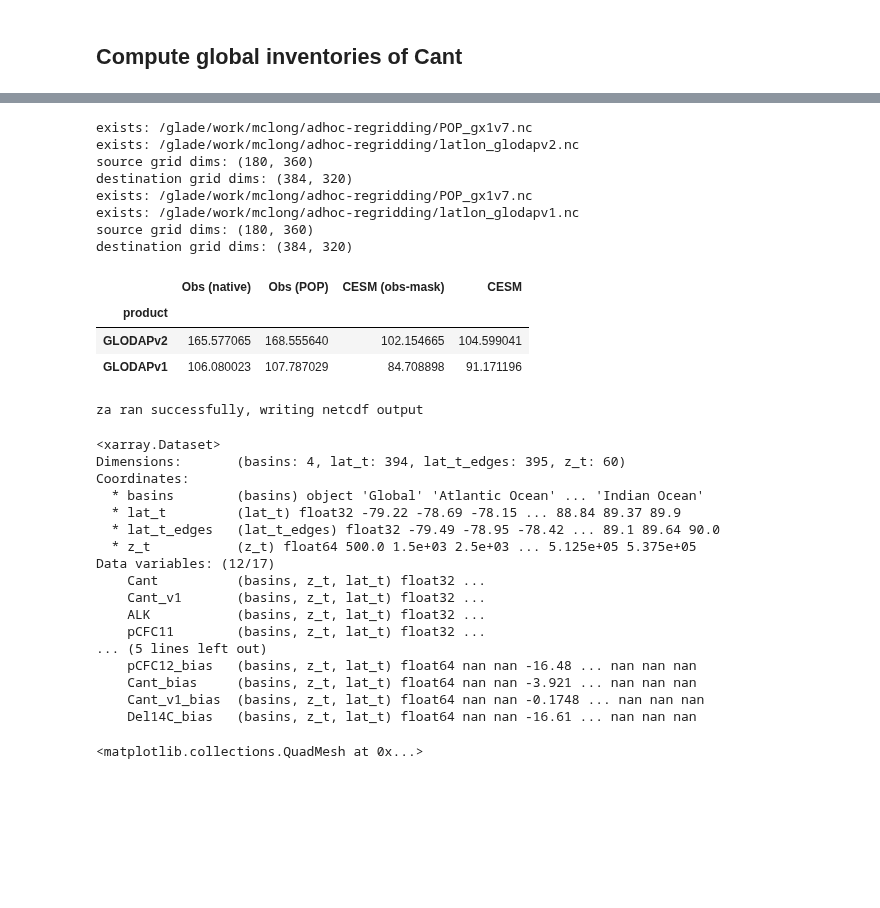
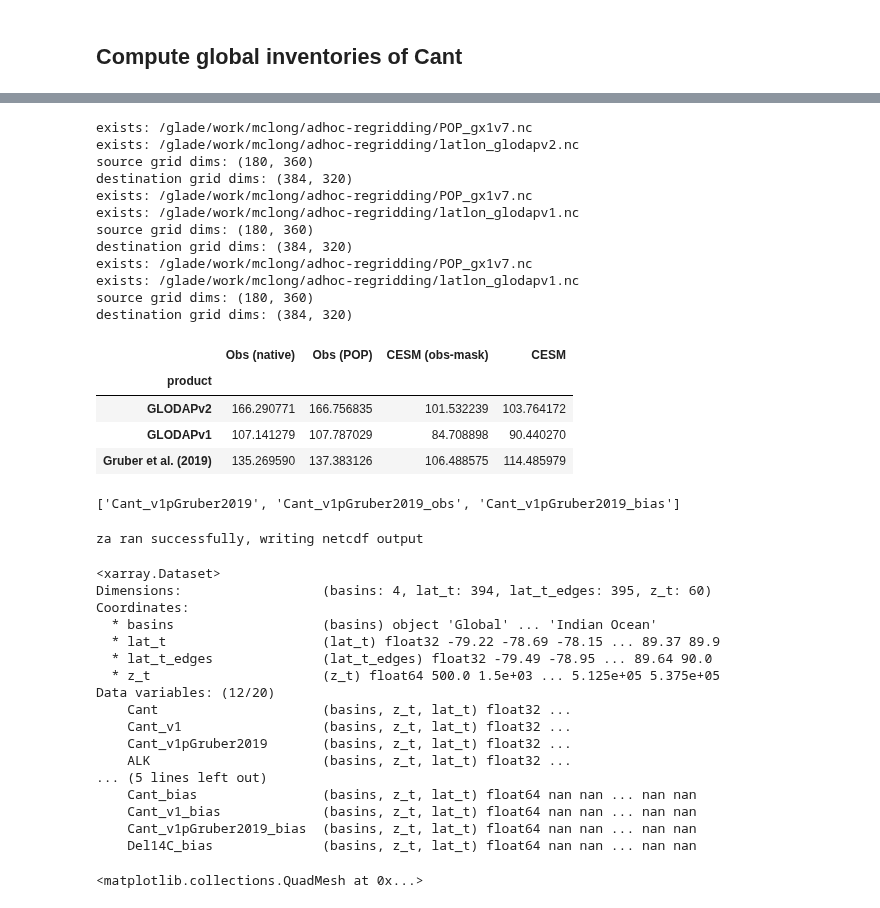
Before and after one commit to marbl-ecosys/cesm2-marbl, a Jupyter notebook: notebooks/ventilation.ipynb, the cells around one changed output, grey strips where cells are left out. Saved outputs shown, nothing was run; the diff lists cells and outputs as text; code cells hidden in the pictures; blank space fills up the shorter version.

```diff
--- a/notebooks/ventilation.ipynb
+++ b/notebooks/ventilation.ipynb
@@ -53,6 +50,7 @@ mask2d.plot()
 fields_from = {
     'GLODAPv1': ['pCFC11', 'pCFC12', 'Del14C', 'Cant_v1'],
     'GLODAPv2.2016b_MappedClimatologies': ['Cant', 'ALK'],
+    'GLODAPv1+Gruber2019': ['Cant_v1pGruber2019'],
 }
 
 ds_list = []
@@ -142,10 +150,12 @@ client
 # %%
 time_slice_glodapv2 = slice('2002-01-15', '2003-01-15')
 time_slice_glodapv1 = slice('1990-01-15', '2001-01-15')
+time_slice_Cant_v1pGruber2019 = slice('2007-01-15', '2008-01-15')
 
 cesm_fields = dict(
     Cant=time_slice_glodapv2,
     Cant_v1=time_slice_glodapv1,
+    Cant_v1pGruber2019=time_slice_Cant_v1pGruber2019,
     ALK=time_slice_glodapv2,
     pCFC11=time_slice_glodapv1,
     pCFC12=time_slice_glodapv1,
@@ -185,6 +200,10 @@ dict_keys(['Cant', 'Cant_v1', 'ALK', 'pCFC11', 'pCFC12', 'Del14C'])
 # %%
 grid = pop_tools.get_grid('POP_gx1v7')
 vol = grid.dz * grid.TAREA * 1e-6
+vol = vol.where(mask2d > 0).fillna(0.)
 vol = vol.drop(['z_t'])
 # %% [markdown]
 ## Compute global inventories of Cant
+# %%
+ds = glodap.open_glodap('GLODAPv2.2016b_MappedClimatologies')
+ds.Cant.isel(depth=0).plot()
@@ -191,61 +213,75 @@ vol = vol.drop(['z_t'])
 # %%
 mmol_to_PgC = 12. * 1e-3 * 1e-15
-products = ['GLODAPv2.2016b_MappedClimatologies', 'GLODAPv1',]
+products = ['GLODAPv2.2016b_MappedClimatologies', 'GLODAPv1', 'GLODAPv1+Gruber2019']
 product_short_names = {
     'GLODAPv2.2016b_MappedClimatologies': 'GLODAPv2',
     'GLODAPv1': 'GLODAPv1',
+    'GLODAPv1+Gruber2019': 'Gruber et al. (2019)',
 }
 µmolkg_to_mmolm3 = 1026. * 1e-3
 
 lines = []
 for product in products:
 
-    v = 'Cant_v1' if product in ['GLODAPv1'] else 'Cant'
+    if product == 'GLODAPv1':
+        v = 'Cant_v1'
+    elif product == 'GLODAPv1+Gruber2019':
+        v = 'Cant_v1pGruber2019'
+    else:
+        v = 'Cant'
+
     entry = dict(product=product_short_names[product])
 
     # compute on native grid
     ds = glodap.open_glodap(product)
-    dz = ds.depth_edges.diff('depth_edges').rename({'depth_edges': 'depth'})
-    dz = dz.drop('depth')
-    masked_vol = dz * ds.area * ds[v].notnull().drop('depth')
+    masked_vol = ds.dz.drop('depth') * ds.area * ds[v].notnull().drop('depth')
 
     var = ds[v].where(ds[v] > 0.).fillna(0.).drop('depth')
     inv = (var * µmolkg_to_mmolm3 * masked_vol).sum().values * mmol_to_PgC
     entry['Obs (native)'] = inv
 
     # compute on POP grid
     ds = glodap.open_glodap_pop_grid(product)
-    masked_vol = ds.dz * ds.TAREA * ds[v].notnull() * 1e-6 # cm^3 --> m^3
-    pop_mask = masked_vol.drop(['z_t'])
+    masked_vol = vol * ds[v].notnull().drop(['z_t'])
+    pop_mask = masked_vol
 
-    var = ds[v].where(ds[v] > 0.).fillna(0.)
+    var = ds[v].where(ds[v] > 0.).fillna(0.).drop(['z_t'])
     inv = (var * µmolkg_to_mmolm3 * masked_vol).sum().values * mmol_to_PgC
     entry['Obs (POP)'] = inv
 
     # compute model inventories
     var = ds_cesm[v][v].where(ds_cesm[v][v] > 0.).fillna(0.).drop(['z_t'])
     inv = (var * pop_mask).sum().values * mmol_to_PgC
     entry['CESM (obs-mask)'] = inv
 
     inv = (var * vol).sum().values * mmol_to_PgC
     entry['CESM'] = inv
     lines.append(entry)
 
 df = pd.DataFrame(lines).set_index('product')
 df
 # %% [output]
 exists: /glade/work/mclong/adhoc-regridding/POP_gx1v7.nc
 exists: /glade/work/mclong/adhoc-regridding/latlon_glodapv2.nc
 source grid dims: (180, 360)
 destination grid dims: (384, 320)
 exists: /glade/work/mclong/adhoc-regridding/POP_gx1v7.nc
 exists: /glade/work/mclong/adhoc-regridding/latlon_glodapv1.nc
 source grid dims: (180, 360)
 destination grid dims: (384, 320)
+exists: /glade/work/mclong/adhoc-regridding/POP_gx1v7.nc
+exists: /glade/work/mclong/adhoc-regridding/latlon_glodapv1.nc
+source grid dims: (180, 360)
+destination grid dims: (384, 320)
 |  | Obs (native) | Obs (POP) | CESM (obs-mask) | CESM |
 | product |  |  |  |  |
-| GLODAPv2 | 165.577065 | 168.555640 | 102.154665 | 104.599041 |
-| GLODAPv1 | 106.080023 | 107.787029 | 84.708898 | 91.171196 |
+| GLODAPv2 | 166.290771 | 166.756835 | 101.532239 | 103.764172 |
+| GLODAPv1 | 107.141279 | 107.787029 | 84.708898 | 90.440270 |
+| Gruber et al. (2019) | 135.269590 | 137.383126 | 106.488575 | 114.485979 |
+# %%
+[v for v in ds_za.data_vars  if 'Gruber' in v]
+# %% [output]
+['Cant_v1pGruber2019', 'Cant_v1pGruber2019_obs', 'Cant_v1pGruber2019_bias']
 # %%
 ds_tmp = xr.merge([ds for ds in ds_cesm.values()])
 ds_tmp = utils.zonal_mean_via_fortran(ds_tmp,
@@ -254,28 +290,28 @@ ds_tmp = utils.zonal_mean_via_fortran(ds_tmp,
 ds_tmp['z_t'] = ds_za.z_t
 ds_za = xr.merge((ds_tmp, ds_za))
 
-for v in ['pCFC11', 'pCFC12', 'Cant', 'Cant_v1', 'Del14C']:
+for v in ['pCFC11', 'pCFC12', 'Cant', 'Cant_v1', 'Cant_v1pGruber2019', 'Del14C']:
     ds_za[f'{v}_bias'] = ds_za[v] - ds_za[f'{v}_obs']
 ds_za
 # %% [output]
 za ran successfully, writing netcdf output
 <xarray.Dataset>
-Dimensions:       (basins: 4, lat_t: 394, lat_t_edges: 395, z_t: 60)
+Dimensions:                  (basins: 4, lat_t: 394, lat_t_edges: 395, z_t: 60)
 Coordinates:
-  * basins        (basins) object 'Global' 'Atlantic Ocean' ... 'Indian Ocean'
-  * lat_t         (lat_t) float32 -79.22 -78.69 -78.15 ... 88.84 89.37 89.9
-  * lat_t_edges   (lat_t_edges) float32 -79.49 -78.95 -78.42 ... 89.1 89.64 90.0
-  * z_t           (z_t) float64 500.0 1.5e+03 2.5e+03 ... 5.125e+05 5.375e+05
-Data variables: (12/17)
-    Cant          (basins, z_t, lat_t) float32 ...
-    Cant_v1       (basins, z_t, lat_t) float32 ...
-    ALK           (basins, z_t, lat_t) float32 ...
-    pCFC11        (basins, z_t, lat_t) float32 ...
+  * basins                   (basins) object 'Global' ... 'Indian Ocean'
+  * lat_t                    (lat_t) float32 -79.22 -78.69 -78.15 ... 89.37 89.9
+  * lat_t_edges              (lat_t_edges) float32 -79.49 -78.95 ... 89.64 90.0
+  * z_t                      (z_t) float64 500.0 1.5e+03 ... 5.125e+05 5.375e+05
+Data variables: (12/20)
+    Cant                     (basins, z_t, lat_t) float32 ...
+    Cant_v1                  (basins, z_t, lat_t) float32 ...
+    Cant_v1pGruber2019       (basins, z_t, lat_t) float32 ...
+    ALK                      (basins, z_t, lat_t) float32 ...
 ... (5 lines left out)
-    pCFC12_bias   (basins, z_t, lat_t) float64 nan nan -16.48 ... nan nan nan
-    Cant_bias     (basins, z_t, lat_t) float64 nan nan -3.921 ... nan nan nan
-    Cant_v1_bias  (basins, z_t, lat_t) float64 nan nan -0.1748 ... nan nan nan
-    Del14C_bias   (basins, z_t, lat_t) float64 nan nan -16.61 ... nan nan nan
+    Cant_bias                (basins, z_t, lat_t) float64 nan nan ... nan nan
+    Cant_v1_bias             (basins, z_t, lat_t) float64 nan nan ... nan nan
+    Cant_v1pGruber2019_bias  (basins, z_t, lat_t) float64 nan nan ... nan nan
+    Del14C_bias              (basins, z_t, lat_t) float64 nan nan ... nan nan
 # %%
 ds_za.Cant.isel(basins=0).plot()
 # %% [output]
```
Also changed, not shown: parts of 7 cells of this notebook, 9 other files.
